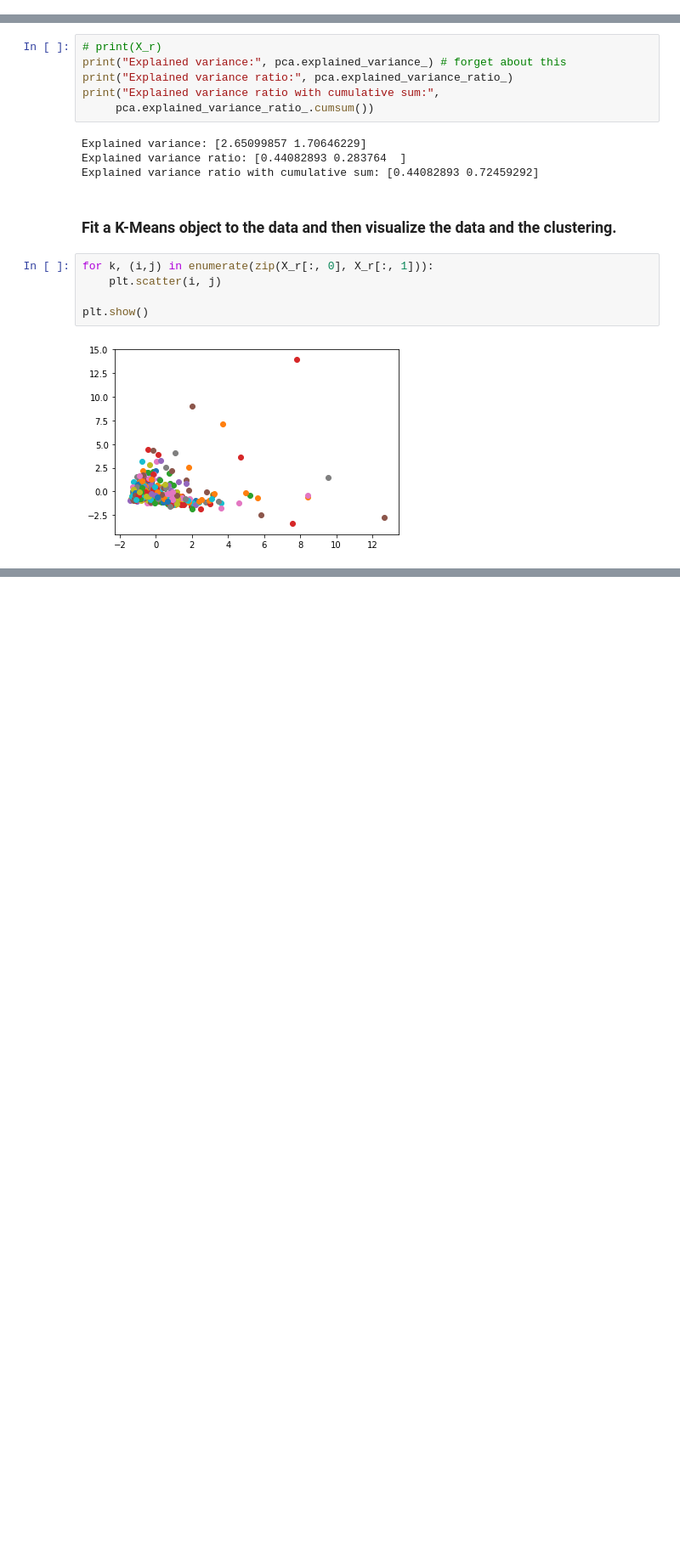
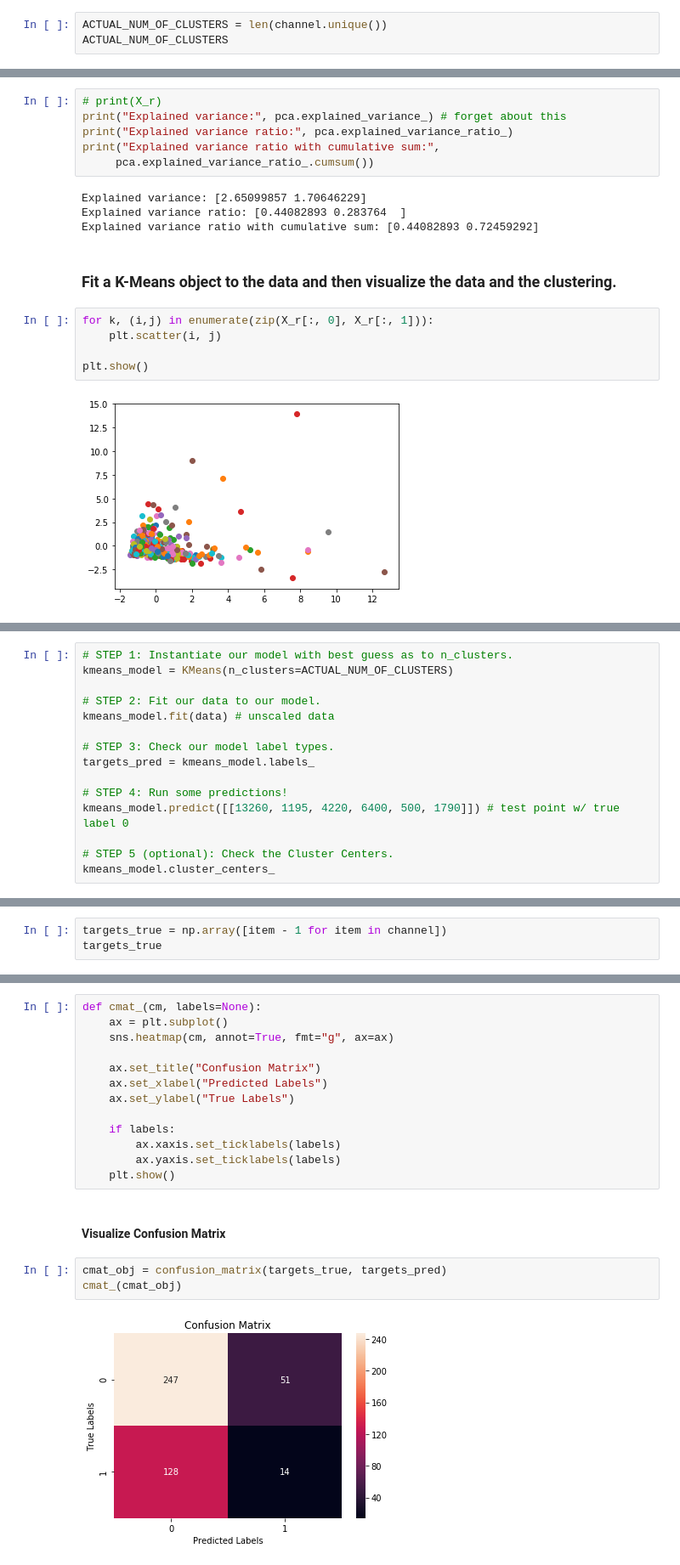
Before and after one commit to fchikwekwe/IntroToMachineLearning, a Jupyter notebook: Wholesale_Data_Assignment.ipynb, the cells around one changed output, grey strips where cells are left out. Shown: that part at 85% size. Saved outputs shown, nothing was run; the diff lists cells and outputs as text; blank space fills up the shorter version.

Commit message:
👏🏾 working on wholesale data assignment

```diff
--- a/Wholesale_Data_Assignment.ipynb
+++ b/Wholesale_Data_Assignment.ipynb
@@ -36,0 +40,3 @@ Name: Channel, dtype: int64
+# %%
+ACTUAL_NUM_OF_CLUSTERS = len(channel.unique())
+ACTUAL_NUM_OF_CLUSTERS
@@ -117,0 +132,15 @@ plt.show()
+# %%
+# STEP 1: Instantiate our model with best guess as to n_clusters.
+kmeans_model = KMeans(n_clusters=ACTUAL_NUM_OF_CLUSTERS)
+
+# STEP 2: Fit our data to our model.
+kmeans_model.fit(data) # unscaled data
+
+# STEP 3: Check our model label types.
+targets_pred = kmeans_model.labels_
+
+# STEP 4: Run some predictions!
+kmeans_model.predict([[13260, 1195, 4220, 6400, 500, 1790]]) # test point w/ true label 0
+
+# STEP 5 (optional): Check the Cluster Centers.
+kmeans_model.cluster_centers_
@@ -117,0 +152,3 @@ plt.show()
+# %%
+targets_true = np.array([item - 1 for item in channel])
+targets_true
@@ -117,0 +189,20 @@ plt.show()
+# %%
+def cmat_(cm, labels=None):
+    ax = plt.subplot()
+    sns.heatmap(cm, annot=True, fmt="g", ax=ax)
+
+    ax.set_title("Confusion Matrix")
+    ax.set_xlabel("Predicted Labels")
+    ax.set_ylabel("True Labels")
+
+    if labels:
+        ax.xaxis.set_ticklabels(labels)
+        ax.yaxis.set_ticklabels(labels)
+    plt.show()
+# %% [markdown]
+#### Visualize Confusion Matrix
+# %%
+cmat_obj = confusion_matrix(targets_true, targets_pred)
+cmat_(cmat_obj)
+# %% [output]
+[figure, added]
```
Also changed, not shown: parts of 16 cells of this notebook.
